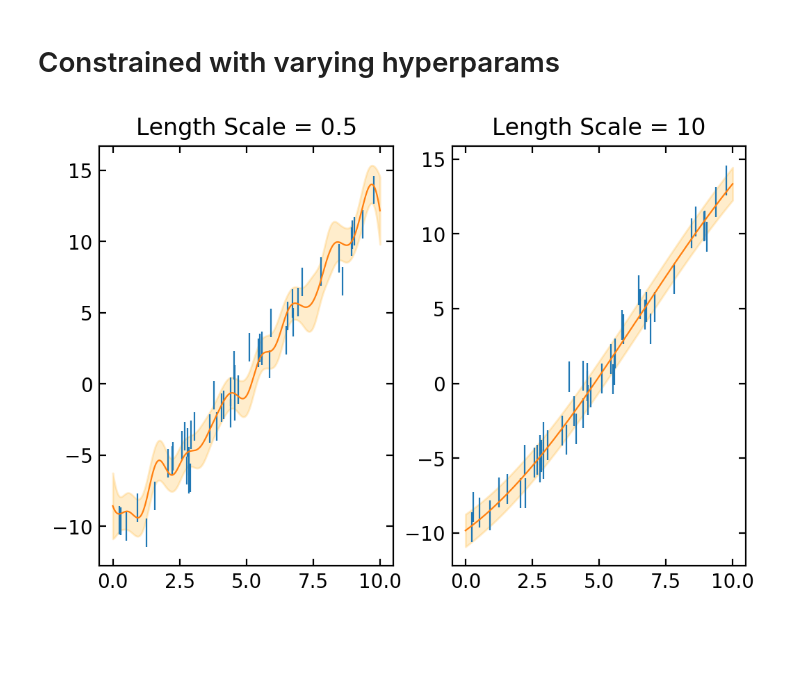
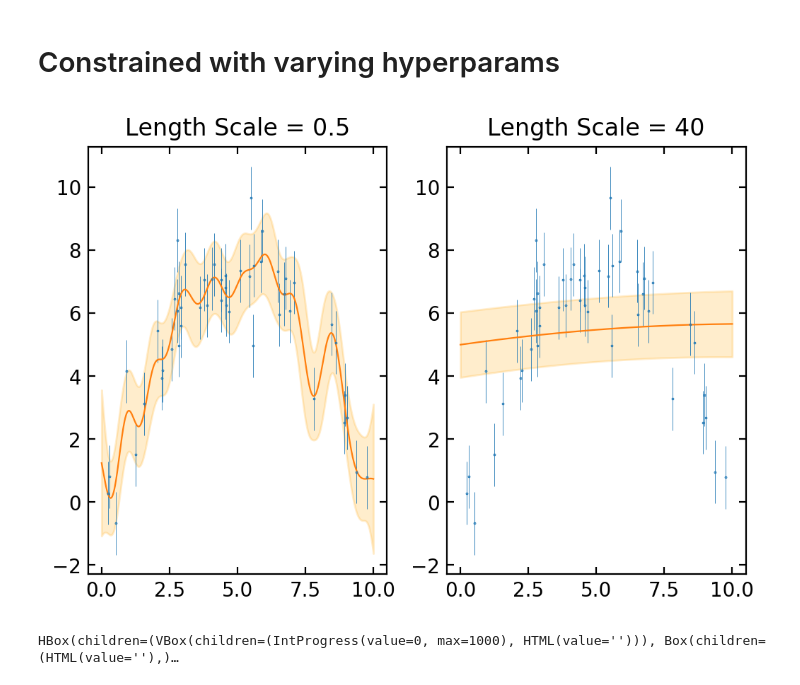
Before and after one commit to eniaxhakaj/phys_learning, a Jupyter notebook: gaussian_processes/Hyperparam_exploration.ipynb, the cells around one changed output. Saved outputs shown, nothing was run; the diff lists cells and outputs as text; code cells hidden in the pictures; blank space fills up the shorter version.

Commit message:
better plots

```diff
--- a/gaussian_processes/Hyperparam_exploration.ipynb
+++ b/gaussian_processes/Hyperparam_exploration.ipynb
@@ -69,27 +69,49 @@ for i, var in enumerate([3, 30]):
 # %% [markdown]
 # Constrained with varying hyperparams
 # %%
-np.random.seed(3)
 x_max = 10
 errs = 1
-def f(x):
-    tmp = 3*x - np.sqrt(x) - np.log(x) + np.random.normal(scale=errs, size=x.shape)
-    return tmp - np.mean(tmp) # zero center
+
+def f(x, with_noise=True):
+    np.random.seed(2)
+    tmp = 3*x - 0.3*x**2
+    if not with_noise: return tmp
+
+    tmp += np.random.normal(scale=errs, size=x.shape)
+    return tmp #- np.mean(tmp) # zero center
 
 _, axes = plt.subplots(1, 2)
+np.random.seed(3)
 train_x = np.expand_dims(np.sort(np.random.random(size=50) * x_max), 1)
+test_x = np.expand_dims(np.linspace(0, x_max, 2000), 1)
 
 # Now GP model on this
-for i, (var, ls) in enumerate([(30, 0.5), (30, 10)]):
-    axes[i].errorbar(train_x, f(train_x), yerr=errs, ls="")
+for i, (var, ls) in enumerate([(30, 0.5), (30, 40)]):
+    axes[i].errorbar(train_x, f(train_x), yerr=errs, ls="", marker=".", markersize=0.7, linewidth=0.3)
 
     k = GPy.kern.RBF(1, variance=var, lengthscale=ls)
     m = GPy.models.GPRegression(train_x, f(train_x), k)
 
-    test_x = np.expand_dims(np.linspace(0, x_max, 2000), 1)
     test_y, var_test_y = m.predict(test_x)
     axes[i].plot(test_x, test_y)
     axes[i].fill_between(test_x.flatten(), (test_y - np.sqrt(var_test_y)).flatten(), (test_y + np.sqrt(var_test_y)).flatten(), color="orange", alpha=0.2)
     axes[i].set(title="Length Scale = {}".format(ls))
 # %% [output]
-[figure, old version]
+[figure, new version]
+# %%
+# The previous plots are both obviously bad.
+k = GPy.kern.RBF(1, variance=0.1, lengthscale=5) # Give some initial values
+m = GPy.models.GPRegression(train_x, f(train_x), k)
+m.optimize(messages=True) # but then optimize
+m.optimize_restarts(num_restarts = 10)
+
+test_y, var_test_y = m.predict(test_x)
+
+_, ax = plt.subplots()
+ax.errorbar(train_x, f(train_x), yerr=errs, ls="", marker=".", markersize=0.7, linewidth=0.3)
+ax.plot(test_x, test_y, label="GP")
+ax.plot(test_x, f(test_x, with_noise=False), label="Truth")
+ax.fill_between(test_x.flatten(), (test_y - np.sqrt(var_test_y)).flatten(), (test_y + np.sqrt(var_test_y)).flatten(), color="orange", alpha=0.2)
+ax.legend()
+# %% [output]
+HBox(children=(VBox(children=(IntProgress(value=0, max=1000), HTML(value=''))), Box(children=(HTML(value=''),)…
```
